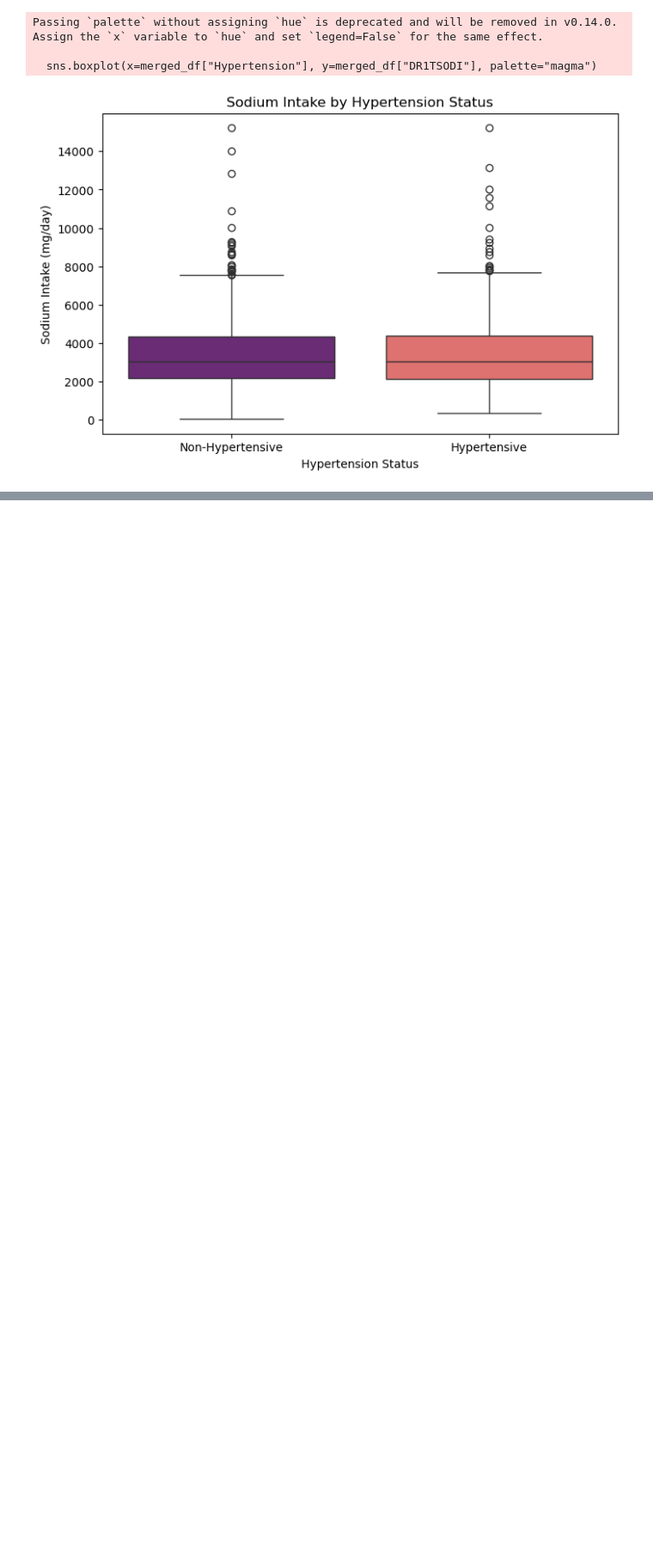
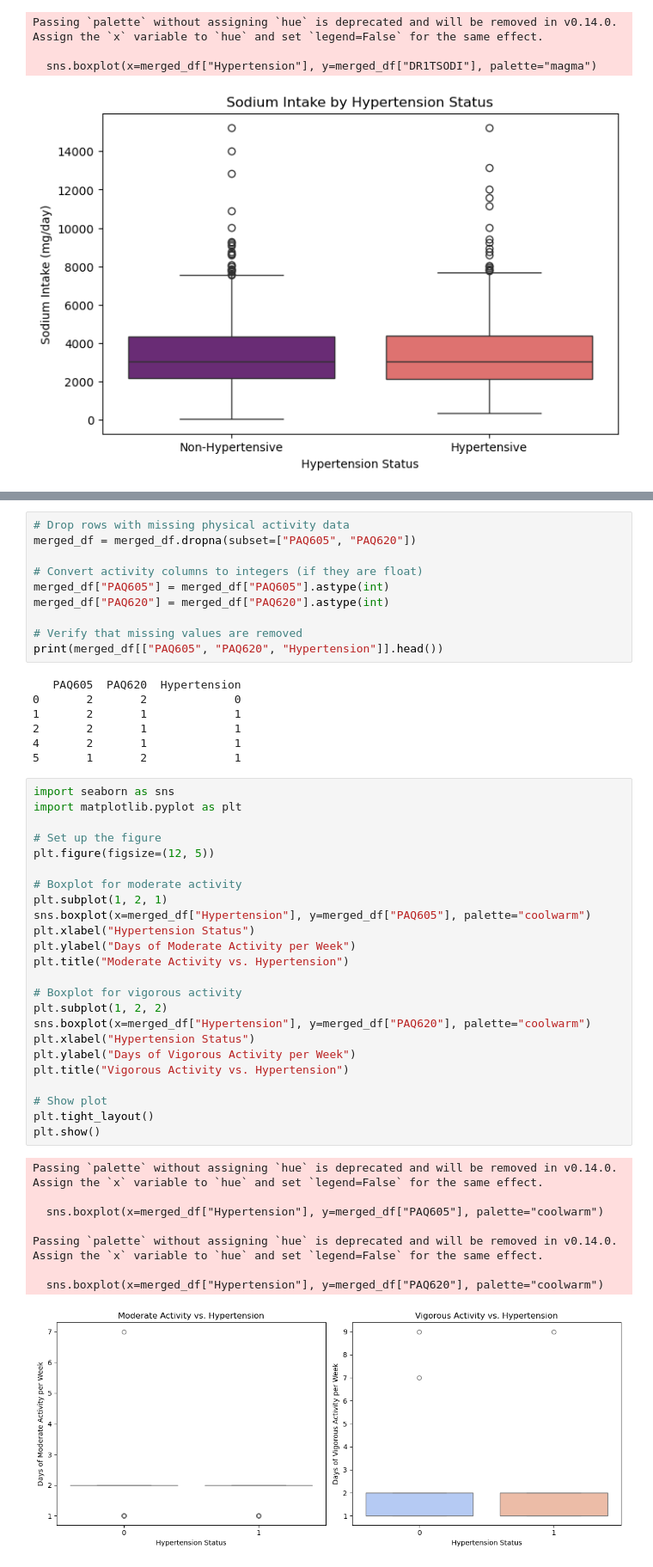
Before and after one commit to OrlandoBrandon/orlandobrandon.github.io, a Jupyter notebook: Project 2 Data mining /Project 2 Blood Pressure analysis.ipynb, the cells around one changed output, grey strips where cells are left out. Shown: that part at 86% size. Saved outputs shown, nothing was run; the diff lists cells and outputs as text; blank space fills up the shorter version.

```diff
--- a/Project 2 Data mining /Project 2 Blood Pressure analysis.ipynb
+++ b/Project 2 Data mining /Project 2 Blood Pressure analysis.ipynb
@@ -166,0 +338,50 @@ Passing `palette` without assigning `hue` is deprecated and will be removed in v
+# %%
+# Drop rows with missing physical activity data
+merged_df = merged_df.dropna(subset=["PAQ605", "PAQ620"])
+
+# Convert activity columns to integers (if they are float)
+merged_df["PAQ605"] = merged_df["PAQ605"].astype(int)
+merged_df["PAQ620"] = merged_df["PAQ620"].astype(int)
+
+# Verify that missing values are removed
+print(merged_df[["PAQ605", "PAQ620", "Hypertension"]].head())
+# %% [output]
+   PAQ605  PAQ620  Hypertension
+0       2       2             0
+1       2       1             1
+2       2       1             1
+4       2       1             1
+5       1       2             1
+# %%
+import seaborn as sns
+import matplotlib.pyplot as plt
+
+# Set up the figure
+plt.figure(figsize=(12, 5))
+
+# Boxplot for moderate activity
+plt.subplot(1, 2, 1)
+sns.boxplot(x=merged_df["Hypertension"], y=merged_df["PAQ605"], palette="coolwarm")
+plt.xlabel("Hypertension Status")
+plt.ylabel("Days of Moderate Activity per Week")
+plt.title("Moderate Activity vs. Hypertension")
+
+# Boxplot for vigorous activity
+plt.subplot(1, 2, 2)
+sns.boxplot(x=merged_df["Hypertension"], y=merged_df["PAQ620"], palette="coolwarm")
+plt.xlabel("Hypertension Status")
+plt.ylabel("Days of Vigorous Activity per Week")
+plt.title("Vigorous Activity vs. Hypertension")
+
+# Show plot
+plt.tight_layout()
+plt.show()
+# %% [output]
+Passing `palette` without assigning `hue` is deprecated and will be removed in v0.14.0. Assign the `x` variable to `hue` and set `legend=False` for the same effect.
+
+  sns.boxplot(x=merged_df["Hypertension"], y=merged_df["PAQ605"], palette="coolwarm")
+
+Passing `palette` without assigning `hue` is deprecated and will be removed in v0.14.0. Assign the `x` variable to `hue` and set `legend=False` for the same effect.
+
+  sns.boxplot(x=merged_df["Hypertension"], y=merged_df["PAQ620"], palette="coolwarm")
+[figure, added]
```
Also changed, not shown: parts of 36 cells of this notebook, 12 other files.
